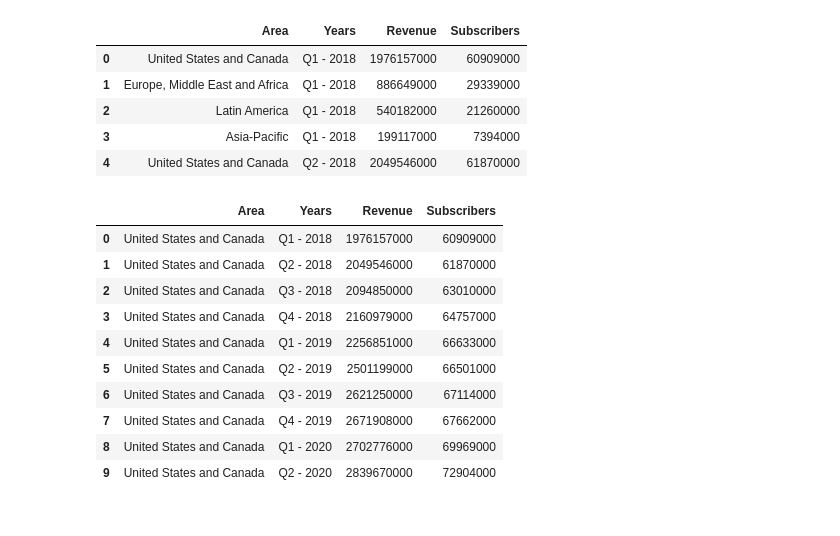
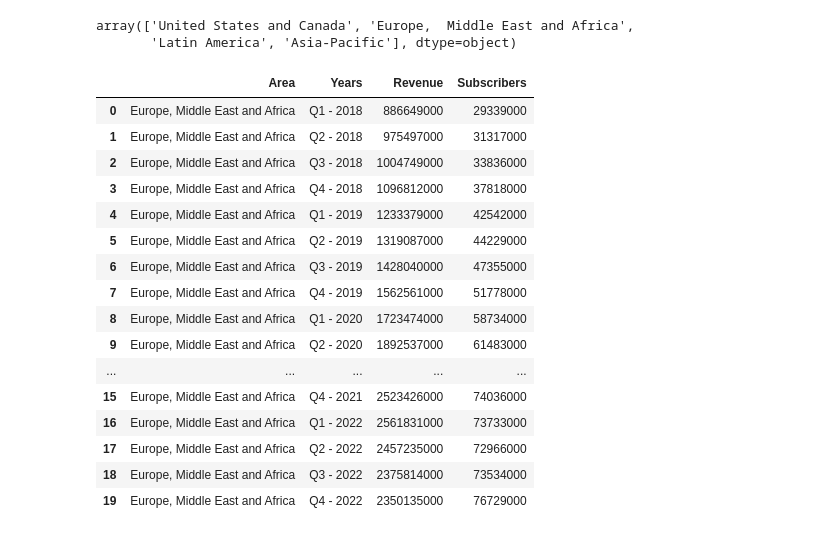
Before and after one commit to GinaGL/Netflixmoviesdataanalysis, a Jupyter notebook: Dataset Cleanup/data cleanup.ipynb, the cells around one changed output. Saved outputs shown, nothing was run; the diff lists cells and outputs as text; code cells hidden in the pictures.

```diff
--- a/Dataset Cleanup/data cleanup.ipynb
+++ b/Dataset Cleanup/data cleanup.ipynb
@@ -2,36 +2,38 @@
 import pandas as pd
 # %%
 #read csv files and merge revenue df and subscriber df
-df1 = pd.read_csv("NetflixRevenue.csv")
-df2 = pd.read_csv("NetflixSubscriber.csv")
+df1 = pd.read_csv("Netflix Revenue.csv")
+df2 = pd.read_csv("Netflix Subscriber.csv")
 df3 = pd.read_csv("NetflixHistoricStockPrice.csv")
-df4 = pd.merge(df1, df2, on=["Area", "Years"])
-df4.head()
+df4 = pd.merge(df1, df2, on=["Area", "Years"]).drop(columns=['Unnamed: 0_x', 'Unnamed: 0_y'])
+df4["Area"].unique()
 # %% [output]
-|  | Area | Years | Revenue | Subscribers |
-| 0 | United States and Canada | Q1 - 2018 | 1976157000 | 60909000 |
-| 1 | Europe, Middle East and Africa | Q1 - 2018 | 886649000 | 29339000 |
-| 2 | Latin America | Q1 - 2018 | 540182000 | 21260000 |
-| 3 | Asia-Pacific | Q1 - 2018 | 199117000 | 7394000 |
-| 4 | United States and Canada | Q2 - 2018 | 2049546000 | 61870000 |
+array(['United States and Canada', 'Europe,  Middle East and Africa',
+       'Latin America', 'Asia-Pacific'], dtype=object)
 # %%
 df4_UnitedStateandCanada = df4[df4["Area"] == "United States and Canada"].reset_index(drop=True)
 df4_EuropeMiddleEastandAfrica = df4[df4["Area"] == "Europe,  Middle East and Africa"].reset_index(drop=True)
 df4_LatinAmerica = df4[df4["Area"] == "Latin America"].reset_index(drop=True)
 df4_AsiaPacific = df4[df4["Area"] == "Asia-Pacific"].reset_index(drop=True)
-df4_UnitedStateandCanada
+df4_EuropeMiddleEastandAfrica
 # %% [output]
 |  | Area | Years | Revenue | Subscribers |
-| 0 | United States and Canada | Q1 - 2018 | 1976157000 | 60909000 |
-| 1 | United States and Canada | Q2 - 2018 | 2049546000 | 61870000 |
-| 2 | United States and Canada | Q3 - 2018 | 2094850000 | 63010000 |
-| 3 | United States and Canada | Q4 - 2018 | 2160979000 | 64757000 |
-| 4 | United States and Canada | Q1 - 2019 | 2256851000 | 66633000 |
-| 5 | United States and Canada | Q2 - 2019 | 2501199000 | 66501000 |
-| 6 | United States and Canada | Q3 - 2019 | 2621250000 | 67114000 |
-| 7 | United States and Canada | Q4 - 2019 | 2671908000 | 67662000 |
-| 8 | United States and Canada | Q1 - 2020 | 2702776000 | 69969000 |
-| 9 | United States and Canada | Q2 - 2020 | 2839670000 | 72904000 |
+| 0 | Europe, Middle East and Africa | Q1 - 2018 | 886649000 | 29339000 |
+| 1 | Europe, Middle East and Africa | Q2 - 2018 | 975497000 | 31317000 |
+| 2 | Europe, Middle East and Africa | Q3 - 2018 | 1004749000 | 33836000 |
+| 3 | Europe, Middle East and Africa | Q4 - 2018 | 1096812000 | 37818000 |
+| 4 | Europe, Middle East and Africa | Q1 - 2019 | 1233379000 | 42542000 |
+| 5 | Europe, Middle East and Africa | Q2 - 2019 | 1319087000 | 44229000 |
+| 6 | Europe, Middle East and Africa | Q3 - 2019 | 1428040000 | 47355000 |
+| 7 | Europe, Middle East and Africa | Q4 - 2019 | 1562561000 | 51778000 |
+| 8 | Europe, Middle East and Africa | Q1 - 2020 | 1723474000 | 58734000 |
+| 9 | Europe, Middle East and Africa | Q2 - 2020 | 1892537000 | 61483000 |
+| ... | ... | ... | ... | ... |
+| 15 | Europe, Middle East and Africa | Q4 - 2021 | 2523426000 | 74036000 |
+| 16 | Europe, Middle East and Africa | Q1 - 2022 | 2561831000 | 73733000 |
+| 17 | Europe, Middle East and Africa | Q2 - 2022 | 2457235000 | 72966000 |
+| 18 | Europe, Middle East and Africa | Q3 - 2022 | 2375814000 | 73534000 |
+| 19 | Europe, Middle East and Africa | Q4 - 2022 | 2350135000 | 76729000 |
 # %%
 #filter only the month at quarter end
 df3["Date"] = pd.to_datetime(df3["Date"])
```
Also changed, not shown: parts of 5 cells of this notebook, 5 other files.
